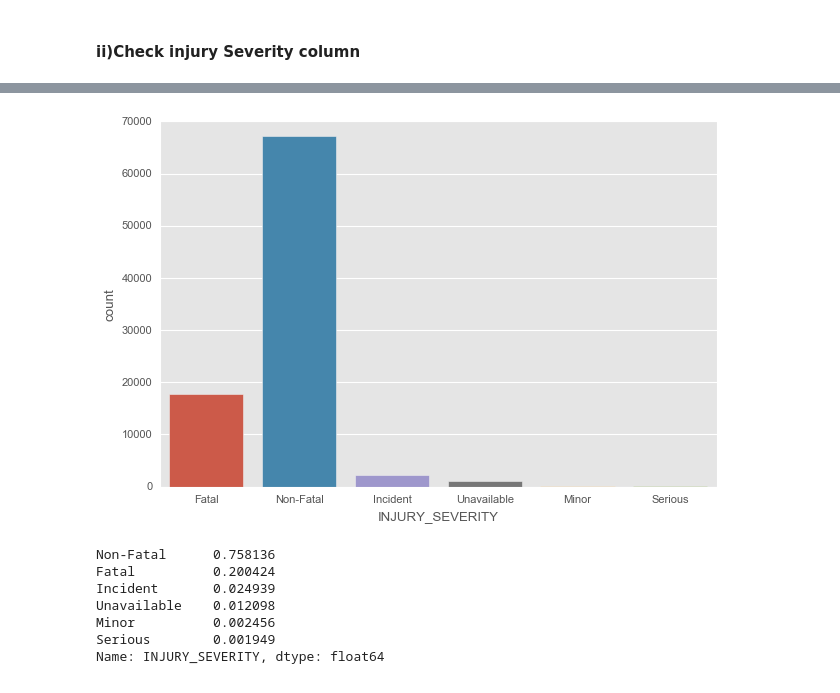
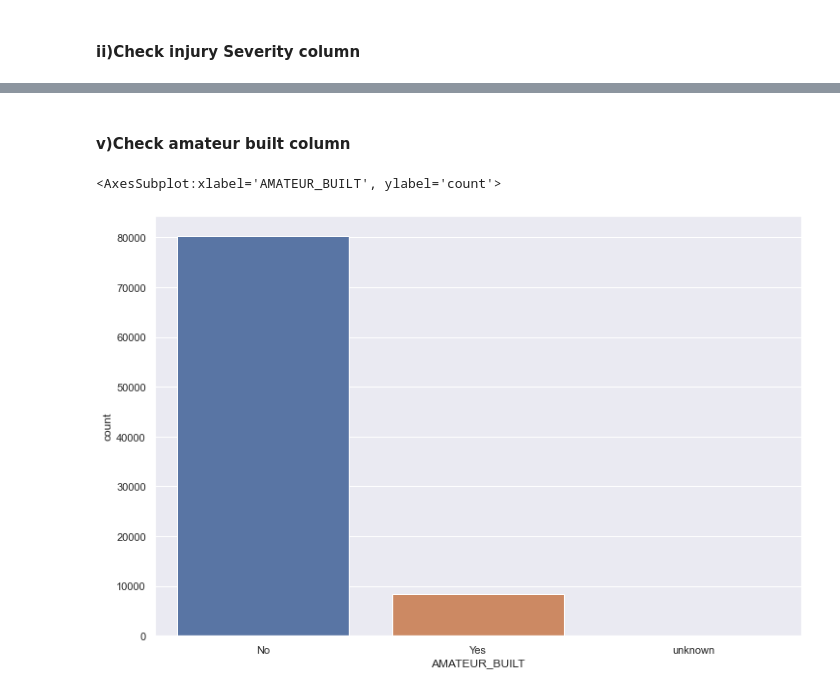
Before and after one commit to GraceMwende/AirCraft_Project, a Jupyter notebook: aviation.ipynb, the cells around one changed output, grey strips where cells are left out. Cells and saved outputs as stored; diff of their text form; code cells hidden in the pictures.

```diff
--- a/aviation.ipynb
+++ b/aviation.ipynb
@@ -926,14 +955,7 @@ sns.countplot(data=aviation_data, x='INVESTIGATION_TYPE');
+# %% [markdown]
+#### v)Check amateur built column
 # %%
-sns.countplot(data=aviation_data,x='INJURY_SEVERITY');
+sns.countplot(data=aviation_data,x='AMATEUR_BUILT') #most aicrafts are not amateur built(90%)
 # %% [output]
+<AxesSubplot:xlabel='AMATEUR_BUILT', ylabel='count'>
-[figure, old version]
+[figure, new version]
-# %%
-aviation_data['INJURY_SEVERITY'].value_counts(dropna=False,normalize=True)
-# %% [output]
-Non-Fatal      0.758136
-Fatal          0.200424
-Incident       0.024939
-Unavailable    0.012098
-Minor          0.002456
-Serious        0.001949
-Name: INJURY_SEVERITY, dtype: float64
```
Also changed, not shown: parts of 33 cells of this notebook, 1 other file.
